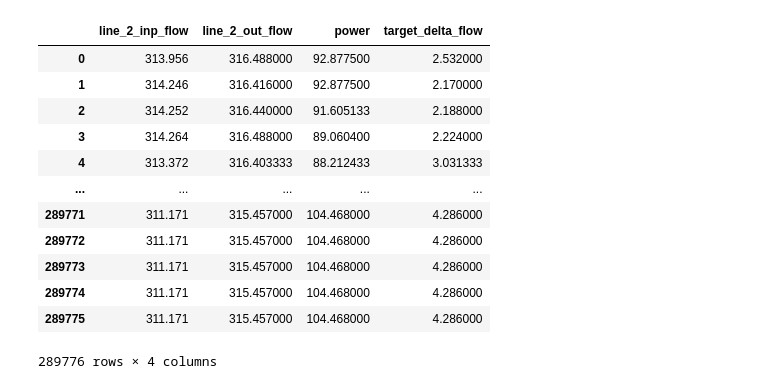
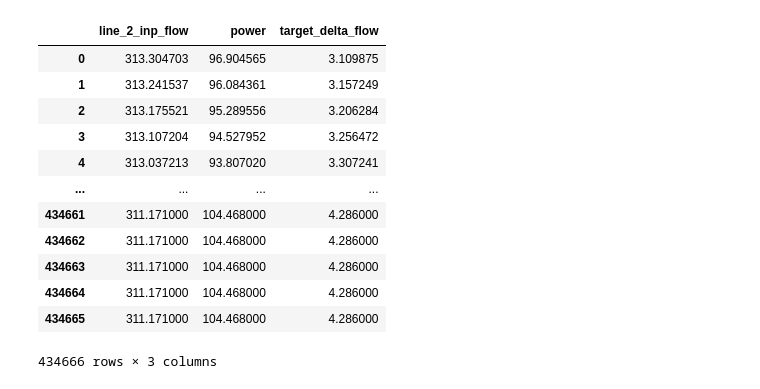
Before and after one commit to tunmustard/fluidguard, a Jupyter notebook: analyze_0_1.ipynb, the cells around one changed output. Drawn from its saved outputs; the diff is of its cells as text; code cells hidden in the pictures.

Commit message:
fg analyze updated

```diff
--- a/analyze_0_1.ipynb
+++ b/analyze_0_1.ipynb
@@ -17,16 +18,16 @@ import matplotlib.pyplot as plt
 #Global setpoints
 columns_input = ['line_2_inp_flow','line_2_out_flow','power'
                 ]
-columns_analyze = ['line_2_inp_flow','line_2_out_flow','power','target_delta_flow'
+columns_analyze = ['line_2_inp_flow','power','target_delta_flow'
                 ]
 
-n_mean_rolling = 3 #Take only each X seconds
+n_mean_rolling = 2 #Take only each X seconds
 
-columns_fit = ['line_2_inp_flow','line_2_out_flow','power']
+columns_fit = ['line_2_inp_flow','power']
 
 csv_separator = ';' #'\t'
 
-n_prev = 5
+n_prev = 8
 pca_en = False
 plnm = False
 pca = PCA(0.99, random_state = RANDOM_STATE)
@@ -42,6 +43,11 @@ def preprocess_data(data):
     """
     data['target_delta_flow'] = (data['line_2_out_flow'] - data['line_2_inp_flow'])
     data.dropna(inplace=True)
+
+b, a = signal.butter(3, 0.02)
+
+def filtering(data_column):
+    return signal.filtfilt(b, a, np.array(data_column))
 # %%
 #Global function for set preparation
 #X,Y data: floating window 0-30 second
@@ -105,23 +111,34 @@ def X_train_test_split_df(X_inp,test_size):
     X_test  = X_inp.iloc[ntrn:]
     return (X_train, X_test)
 
-def plot_predicted(X_inp,y_inp,model,range_low = 0,range_high=1,range_up=None,range_down=None):
-    predicted = model.predict(X_inp)  #for linear models model.predict(X_inp.reshape(-1, 18))
-    n_hi = round((len(X_inp)+X_inp.shape[1]) * range_high)
-    n_low = round((len(X_inp)+X_inp.shape[1]) * range_low)
+def plot_predicted(X_inp,y_inp,model,range_low = 0,range_high=1,range_up=None,range_down=None, extra_plot=None):
+    num_elem = X_inp.shape[1]*X_inp.shape[2]
+    predicted = model.predict(X_inp.reshape(-1,num_elem))  #for linear models model.predict(X_inp.reshape(-1, 18))
+
+    n_hi = round((len(X_inp)+num_elem) * range_high)
+    n_low = round((len(X_inp)+num_elem) * range_low)
     with plt.style.context('bmh'):
         plt.figure(figsize=(15, 8))
         plt.title('Measuring values')
-        df_pred = pd.DataFrame(np.insert(predicted,0,[0 for i in range(X_inp.shape[1])]),columns=['%s predicted'%target_name])
-        df_real = pd.DataFrame(np.insert(y_inp,0,[0 for i in range(X_inp.shape[1])]),columns=['%s real'%target_name])
+        df_pred = pd.DataFrame(np.insert(predicted,0,[0 for i in range(num_elem)]),columns=['%s predicted'%target_name])
+        df_real = pd.DataFrame(np.insert(y_inp[:,],0,[0 for i in range(num_elem)]),columns=['%s real'%target_name])
         df_pred = df_pred.iloc[n_low:n_hi]
         df_real = df_real.iloc[n_low:n_hi]
+        plt.plot(df_real['%s real'%target_name]); #columns=['%s_real'%target_name]
         plt.plot(df_pred['%s predicted'%target_name]); #['%s_predicted'%target_name]
-        plt.plot(df_real['%s real'%target_name]); #columns=['%s_real'%target_name]
         plt.ylim([range_down,range_up])
-        plt.legend(loc="best")
+        plt.legend(['%s predicted'%target_name,'%s real'%target_name])
         #for k in range(X_train.shape[0]):
         #    plt.plot(np.insert(X_train[k,:,0],0,[0 for i in range(k)]))
+    if extra_plot:
+        with plt.style.context('bmh'):
+            plt.figure(figsize=(15, 8))
+            plt.title('Additional trends')
+            for j in extra_plot:
+                df_extra = pd.DataFrame(X_inp[:,-1,j])
+                df_extra = df_extra.iloc[n_low:n_hi]
+                plt.plot(df_extra);
+            plt.ylim([range_down,range_up])
 
 def prepare_data_set(file_name,test_size=0.2,n_prev = 60, plnm = False,fit_en=False,pca_en = True,merge = False):
     frame_df = []
@@ -141,6 +158,7 @@ def prepare_data_set(file_name,test_size=0.2,n_prev = 60, plnm = False,fit_en=Fa
 
         if not merge:
             for k in frame_df[n].columns:
+                frame_df[n][k] = filtering(frame_df[n][k])
                 frame_df[n][k] = frame_df[n][k].rolling(n_mean_rolling).mean() #Add rolling mean
             frame_df[n] = frame_df[n][frame_df[n].index%n_mean_rolling == 0].iloc[1:] #Filtering
             print("Length of filtered data piece is %s"%(len(frame_df[n])))
@@ -158,6 +176,7 @@ def prepare_data_set(file_name,test_size=0.2,n_prev = 60, plnm = False,fit_en=Fa
         df_ = pd.concat(frame_df)
         df_ = df_.reset_index(drop=True)
         for k in df_.columns:
+            df_[n][k] = filtering(df_[n][k])
             df_[k] = df_[k].rolling(n_mean_rolling).mean() #Добавляем скользящие средние
         df_ = df_[df_.index%n_mean_rolling == 0].iloc[1:] #Прореживаем
         print("Total length of merged and filtered data is %s"%(len(df_)))
@@ -212,7 +231,8 @@ def prepare_data_set(file_name,test_size=0.2,n_prev = 60, plnm = False,fit_en=Fa
     return df_,X_train_,y_train_,X_test_,y_test_
 # %%
 df,X_train,y_train,X_test,y_test = prepare_data_set(['./data/export_20171026.txt','./data/export_20171027.txt'],\
-                                                    test_size=0,n_prev = n_prev,fit_en=True,plnm = plnm, pca_en = pca_en,merge = False)
+                                                    test_size=0.2,n_prev = n_prev,fit_en=True,plnm = plnm, pca_en = pca_en,merge = False)
+
 
 df
 # %% [output]
@@ -230,16 +250,16 @@ Test y shape (0,)
-|  | line_2_inp_flow | line_2_out_flow | power | target_delta_flow |
-| 0 | 313.956 | 316.488000 | 92.877500 | 2.532000 |
-| 1 | 314.246 | 316.416000 | 92.877500 | 2.170000 |
-| 2 | 314.252 | 316.440000 | 91.605133 | 2.188000 |
-| 3 | 314.264 | 316.488000 | 89.060400 | 2.224000 |
-| 4 | 313.372 | 316.403333 | 88.212433 | 3.031333 |
-| ... | ... | ... | ... | ... |
-| 289771 | 311.171 | 315.457000 | 104.468000 | 4.286000 |
-| 289772 | 311.171 | 315.457000 | 104.468000 | 4.286000 |
-| 289773 | 311.171 | 315.457000 | 104.468000 | 4.286000 |
-| 289774 | 311.171 | 315.457000 | 104.468000 | 4.286000 |
-| 289775 | 311.171 | 315.457000 | 104.468000 | 4.286000 |
+|  | line_2_inp_flow | power | target_delta_flow |
+| 0 | 313.304703 | 96.904565 | 3.109875 |
+| 1 | 313.241537 | 96.084361 | 3.157249 |
+| 2 | 313.175521 | 95.289556 | 3.206284 |
+| 3 | 313.107204 | 94.527952 | 3.256472 |
+| 4 | 313.037213 | 93.807020 | 3.307241 |
+| ... | ... | ... | ... |
+| 434661 | 311.171000 | 104.468000 | 4.286000 |
+| 434662 | 311.171000 | 104.468000 | 4.286000 |
+| 434663 | 311.171000 | 104.468000 | 4.286000 |
+| 434664 | 311.171000 | 104.468000 | 4.286000 |
+| 434665 | 311.171000 | 104.468000 | 4.286000 |
-289776 rows × 4 columns
+434666 rows × 3 columns
 # %%
 #Plot data
 for k in df.columns:
```
Also changed, not shown: parts of 9 cells of this notebook.
